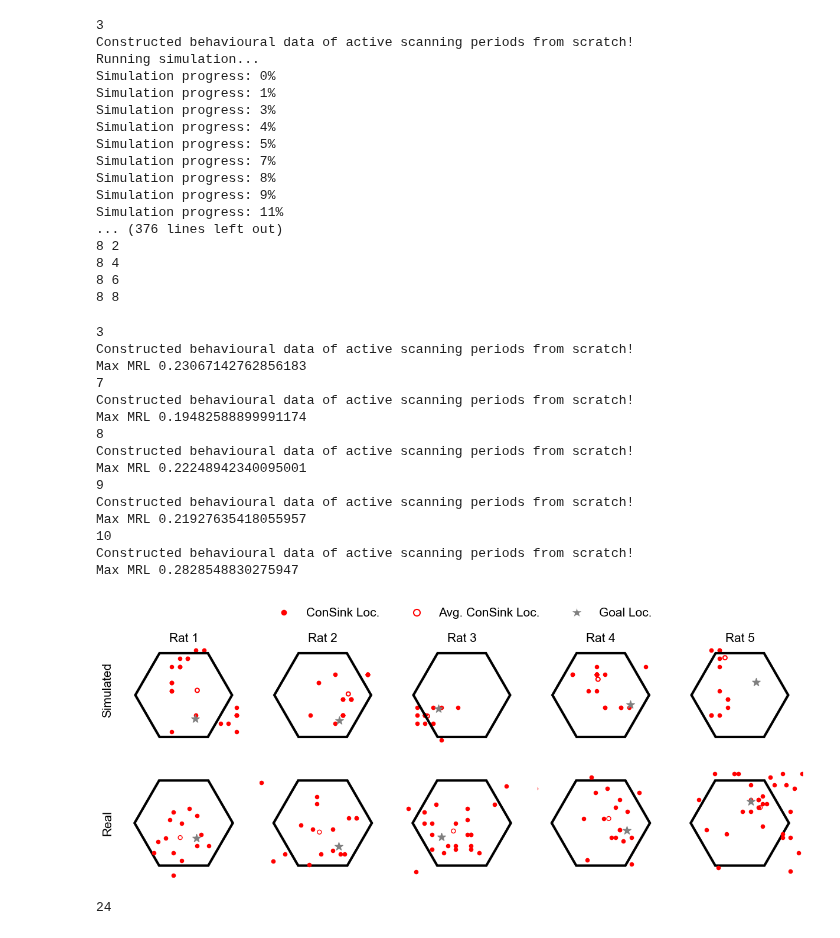
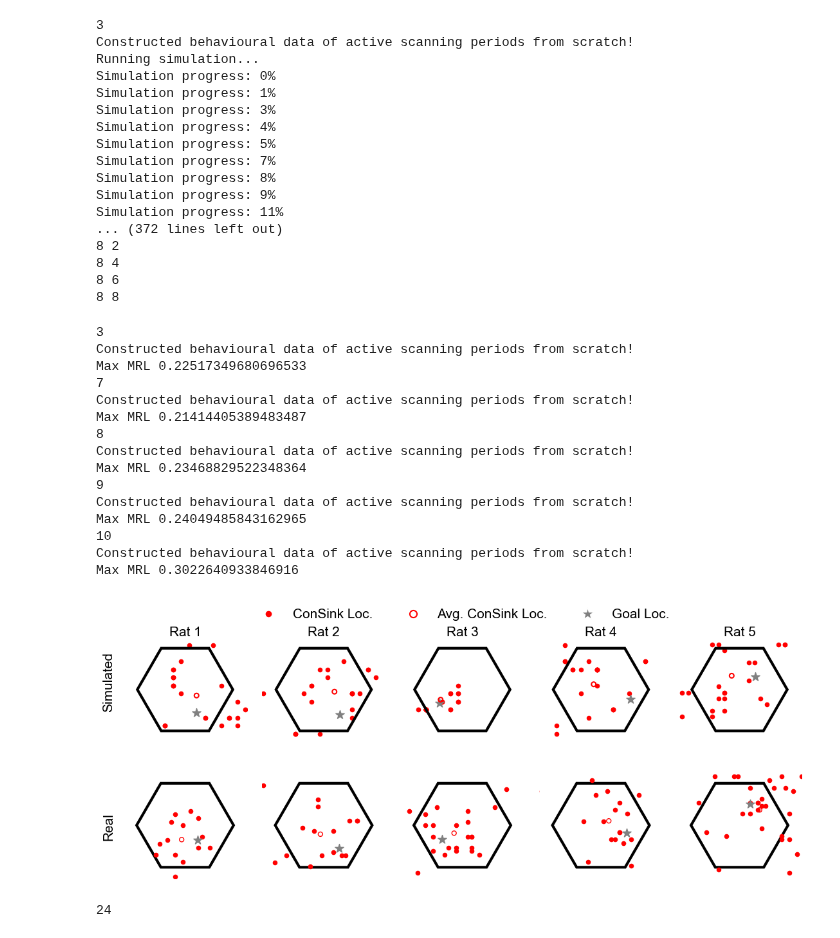
Before and after one commit to ZilongJi/HoneycombSweeps, a Jupyter notebook: consink_evaluation_all_rats.ipynb, the cells around one changed output. Saved outputs shown, nothing was run; the diff lists cells and outputs as text; code cells hidden in the pictures.

```diff
--- a/consink_evaluation_all_rats.ipynb
+++ b/consink_evaluation_all_rats.ipynb
@@ -532,7 +529,7 @@ rat_session = {
     10: "23-11-2021",
 }
 
-for rat_id in [3, 8, 9, 10]:
+for rat_id in [3, 7, 8, 9]:
     print(rat_id)
     session = rat_session[rat_id]
     BASEDIR = "/Users/changminyu/Desktop/research/data/Jake_all_rats/"
@@ -565,12 +562,12 @@ for rat_id in [3, 8, 9, 10]:
 
     v0 = 1.0*bm.pi/1000  #baseline speed
     mbar_hd = 2#5 #5. #HD adaptation strength
-    mbar_pc = 2#5 #5. #GC adaptation strength
+    mbar_pc = 5#5 #5. #GC adaptation strength
     noise_stre = 0.
-    Phase_Offset = 1.5#1.5 #1.5
-    theta_hd_modulation = 0.2 # default 0.4; maximal 0.4
-    theta_gc_modulation = 0.2 #0.8 # default 0.5; maximal 0.5,
-    Topdown_mod = 4.0 # strength of topdown modulation
+    Phase_Offset = 0.5#1.5 #1.5
+    theta_hd_modulation = 0.4 # default 0.4; maximal 0.4
+    theta_gc_modulation = 0.8 #0.8 # default 0.5; maximal 0.5,
+    Topdown_mod = 5.0 # strength of topdown modulation
 
 
     #construct the model
@@ -596,7 +593,7 @@ for rat_id in [3, 8, 9, 10]:
                         tau = 10.,
                         tau_v = 100.,
                         mbar = mbar_pc,
-                        a = 0.4,
+                        a = 0.3,
                         A = 5,
                         td_A = 5,
                         J0 = 10.0,
@@ -832,7 +829,7 @@ Simulation progress: 7%
 Simulation progress: 8%
 Simulation progress: 9%
 Simulation progress: 11%
-... (376 lines left out)
+... (372 lines left out)
 8 2
 8 4
 8 6
@@ -849,7 +846,7 @@ plt.rcParams.update({
     'ytick.major.width': 0.5
 })
 
-fig, ax = plt.subplots(2, 5, figsize=(12, 5))
+fig, ax = plt.subplots(2, 5, figsize=(11, 5))
 for i, rat_id in enumerate([3, 7, 8, 9, 10]):
     print(rat_id)
     session = rat_session[rat_id]
@@ -958,40 +955,40 @@ for i in range(2):
 
 from matplotlib.lines import Line2D
 legend_elements = [
     Line2D([0], [0], marker='o', color='w', markerfacecolor='red', markersize=8, label='ConSink Loc.'),
     Line2D([0], [0], marker='o', color='w', markerfacecolor='none', markeredgecolor='red',
            markeredgewidth=1.5, markersize=8, label='Avg. ConSink Loc.'),
     Line2D([0], [0], marker='*', color='w', markerfacecolor='gray', markersize=15, label='Goal Loc.')
 ]
 
-fig.legend(handles=legend_elements, loc='upper center', ncol=3, bbox_to_anchor=(0.5, 1.05),
+fig.legend(handles=legend_elements, loc='upper center', ncol=3, bbox_to_anchor=(0.5, 1.0),
            frameon=False, fontsize=fontsize)
 
 fig.text(0.0, 0.25, "Real", fontsize=fontsize, ha='center', rotation=90)
 fig.text(0.0, 0.65, "Simulated", fontsize=fontsize, ha='center', rotation=90)
 
 plt.tight_layout()
 
 fig.savefig("figures/PaperFig/ConSinkLoc_all_rats_real_traj_and_real_consinks.pdf", bbox_inches='tight', dpi=300, transparent=True)
 
 plt.show()
 # %% [output]
 3
 Constructed behavioural data of active scanning periods from scratch!
-Max MRL 0.23067142762856183
+Max MRL 0.22517349680696533
 7
 Constructed behavioural data of active scanning periods from scratch!
-Max MRL 0.19482588899991174
+Max MRL 0.21414405389483487
 8
 Constructed behavioural data of active scanning periods from scratch!
-Max MRL 0.22248942340095001
+Max MRL 0.23468829522348364
 9
 Constructed behavioural data of active scanning periods from scratch!
-Max MRL 0.21927635418055957
+Max MRL 0.24049485843162965
 10
 Constructed behavioural data of active scanning periods from scratch!
-Max MRL 0.2828548830275947
+Max MRL 0.3022640933846916
-[figure, old version]
+[figure, new version]
 # %%
 j
 # %% [output]
```
Also changed, not shown: parts of 1 cell of this notebook, 8 other files.
